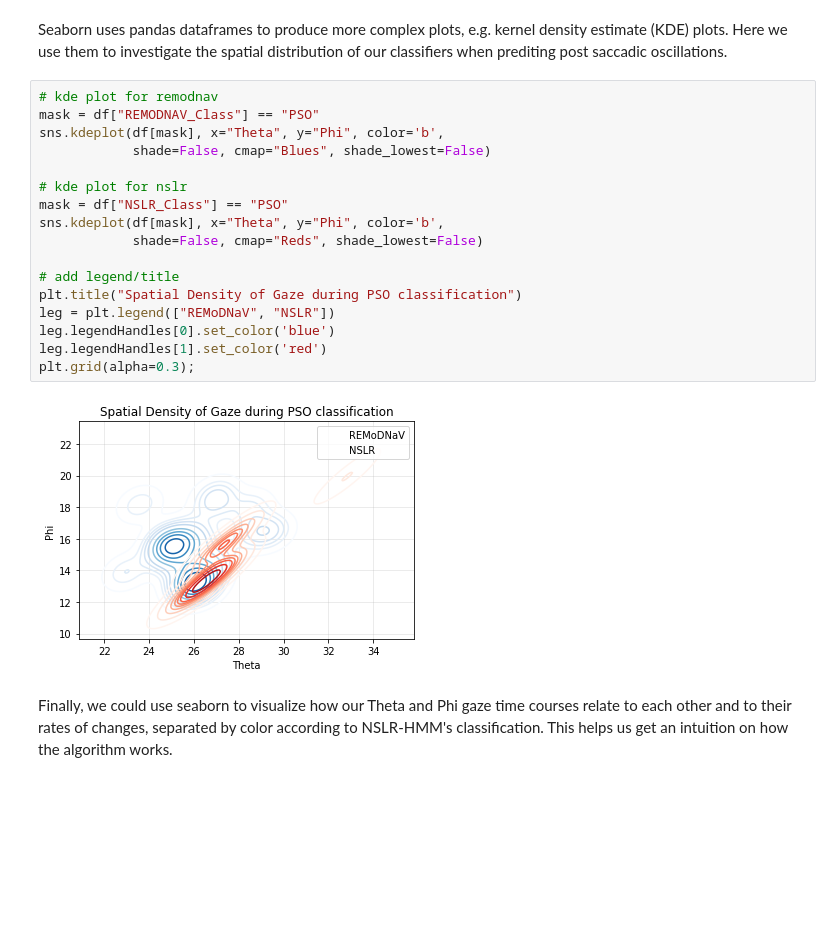
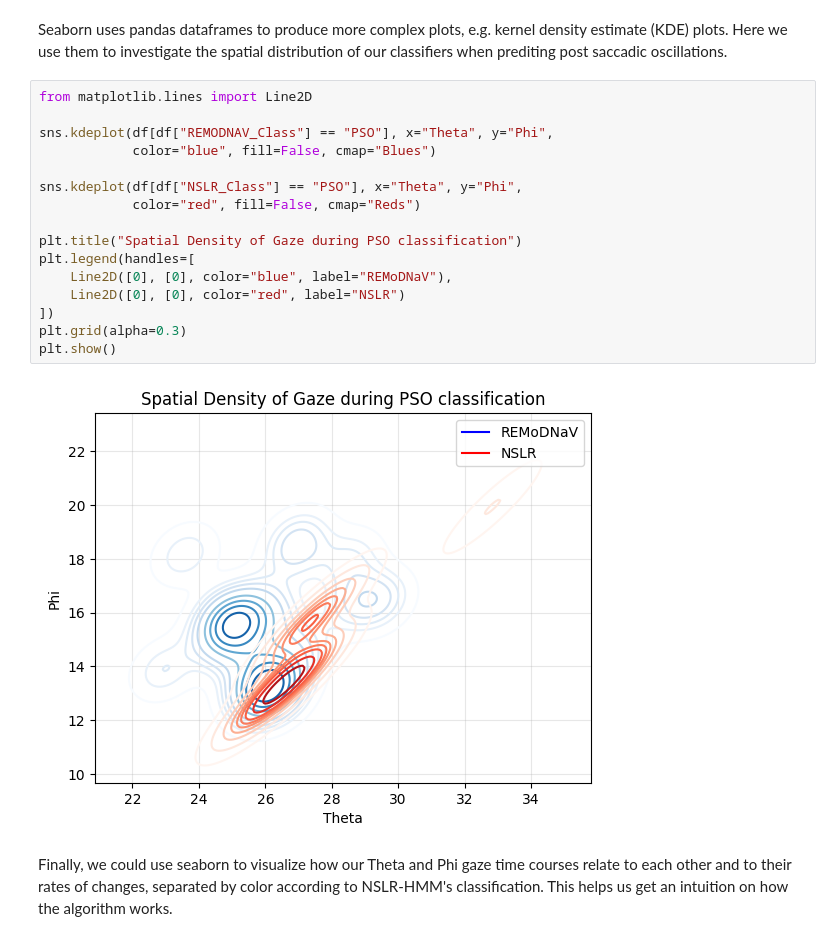
Before and after one commit to DiGyt/cateyes, a Jupyter notebook: example_pandas_workflow.ipynb, the cells around one changed output. Saved outputs shown, nothing was run; the diff lists cells and outputs as text; blank space fills up the shorter version.

```diff
--- a/example_pandas_workflow.ipynb
+++ b/example_pandas_workflow.ipynb
@@ -264,24 +267,23 @@ sns.countplot(x="Prediction", hue="Classifier", data=df_melt);
 # %% [markdown]
 Seaborn uses pandas dataframes to produce more complex plots, e.g. kernel density estimate (KDE) plots. Here we use them to investigate the spatial distribution of our classifiers when prediting post saccadic oscillations.
 # %%
-# kde plot for remodnav
-mask = df["REMODNAV_Class"] == "PSO"
-sns.kdeplot(df[mask], x="Theta", y="Phi", color='b',
-            shade=False, cmap="Blues", shade_lowest=False)
+from matplotlib.lines import Line2D
 
-# kde plot for nslr
-mask = df["NSLR_Class"] == "PSO"
-sns.kdeplot(df[mask], x="Theta", y="Phi", color='b',
-            shade=False, cmap="Reds", shade_lowest=False)
+sns.kdeplot(df[df["REMODNAV_Class"] == "PSO"], x="Theta", y="Phi",
+            color="blue", fill=False, cmap="Blues")
 
-# add legend/title
+sns.kdeplot(df[df["NSLR_Class"] == "PSO"], x="Theta", y="Phi",
+            color="red", fill=False, cmap="Reds")
+
 plt.title("Spatial Density of Gaze during PSO classification")
-leg = plt.legend(["REMoDNaV", "NSLR"])
-leg.legendHandles[0].set_color('blue')
-leg.legendHandles[1].set_color('red')
-plt.grid(alpha=0.3);
+plt.legend(handles=[
+    Line2D([0], [0], color="blue", label="REMoDNaV"),
+    Line2D([0], [0], color="red", label="NSLR")
+])
+plt.grid(alpha=0.3)
+plt.show()
 # %% [output]
-[figure, old version]
+[figure, new version]
 # %% [markdown]
 Finally, we could use seaborn to visualize how our Theta and Phi gaze time courses relate to each other and to their rates of changes, separated by color according to NSLR-HMM's classification. This helps us get an intuition on how the algorithm works.
 # %%
```
Also changed, not shown: parts of 6 cells of this notebook.
